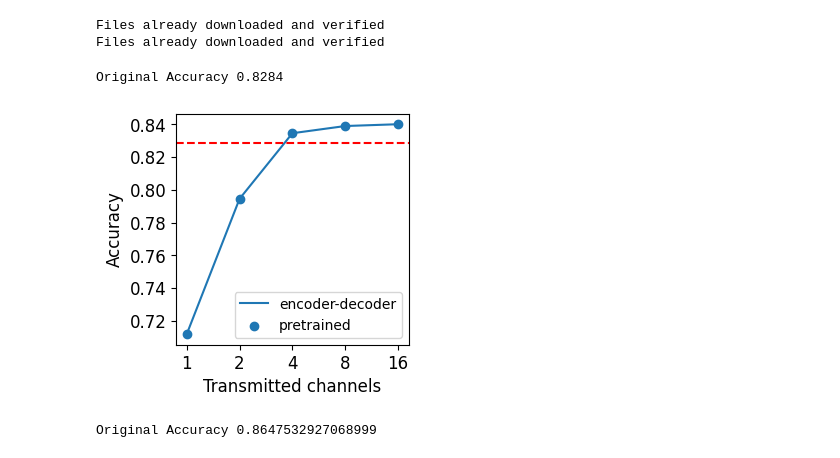
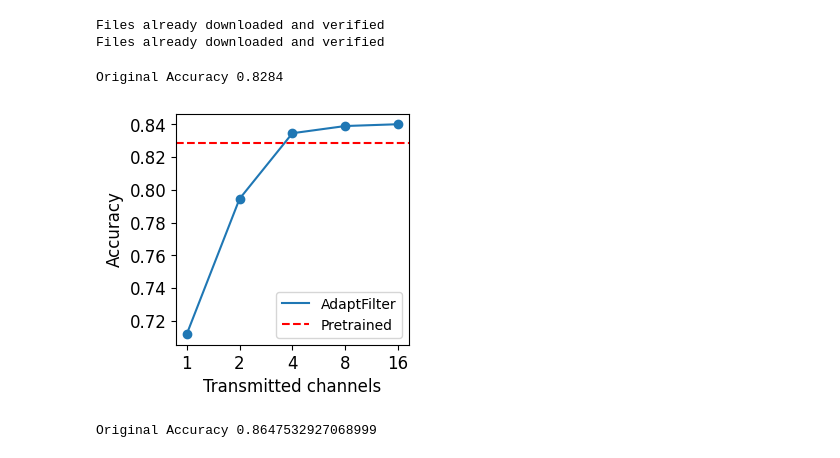
Before and after one commit to TonyPeng-2018/Adaptfilter, a Jupyter notebook: plot_result.ipynb, the cells around one changed output. Cells and saved outputs as stored; diff of their text form; code cells hidden in the pictures.

```diff
--- a/plot_result.ipynb
+++ b/plot_result.ipynb
@@ -15,6 +15,7 @@ quantization = False
 int_trans = False
 # %%
 # dataset = 'cifar10', model = mobile, exit rate vs gate
+from tqdm import tqdm
 device = 'cuda:0'
 width = 16
 height = 16
@@ -93,37 +94,38 @@ with torch.no_grad():
 # plot the seaborn
 import seaborn as sns
 import matplotlib.pyplot as plt
 import pandas as pd
 import numpy as np
 import matplotlib.pyplot as plt
 
+
 gate_results = np.array(gate_results)
 gate_results = gate_results.reshape(gate_results.shape[0], -1)
 gate_results = np.average(gate_results, axis=1)
 original_accuracy = original_accuracy / len(test.dataset)
 original_accuracy = original_accuracy.sum()
 print('Original Accuracy', original_accuracy)
 
 plt.figure(figsize=(3, 3))
-plt.plot([str(x) for x in middle_size_mobile.values()], gate_results,label='encoder-decoder')
+plt.plot([str(x) for x in middle_size_mobile.values()], gate_results,label='AdaptFilter')
 # plat a star for each point
 plt.scatter([str(x) for x in middle_size_mobile.values()], gate_results)
 # plot the average accuracy
-plt.axhline(y=original_accuracy, color='r', linestyle='--',label='pretrained')
+plt.axhline(y=original_accuracy, color='r', linestyle='--',label='Pretrained')
 # plt.title('MobileNetV2 CIFAR-10 Accuracy')
 # plt.xlabel('Gate (Number of channels transmitted)')
 plt.xlabel('Transmitted channels', fontsize=12)
 plt.xticks(fontsize=12)
 plt.ylabel('Accuracy', fontsize=12)
 plt.yticks(fontsize=12)
 plt.legend()
-plt.savefig('./Plots/mobile_cifar_middle_acc.svg')
+plt.savefig('./Plots/mobile_cifar_middle_acc.pdf')
 plt.show()
 # %% [output]
 Files already downloaded and verified
 Files already downloaded and verified
 Original Accuracy 0.8284
-[figure, old version]
+[figure, new version]
 # %%
 # dataset = 'cifar10', model = mobile, exit rate vs gate
 from Models import mobilenetv2, resnet
```
Also changed, not shown: parts of 20 cells of this notebook, 21 other files.
